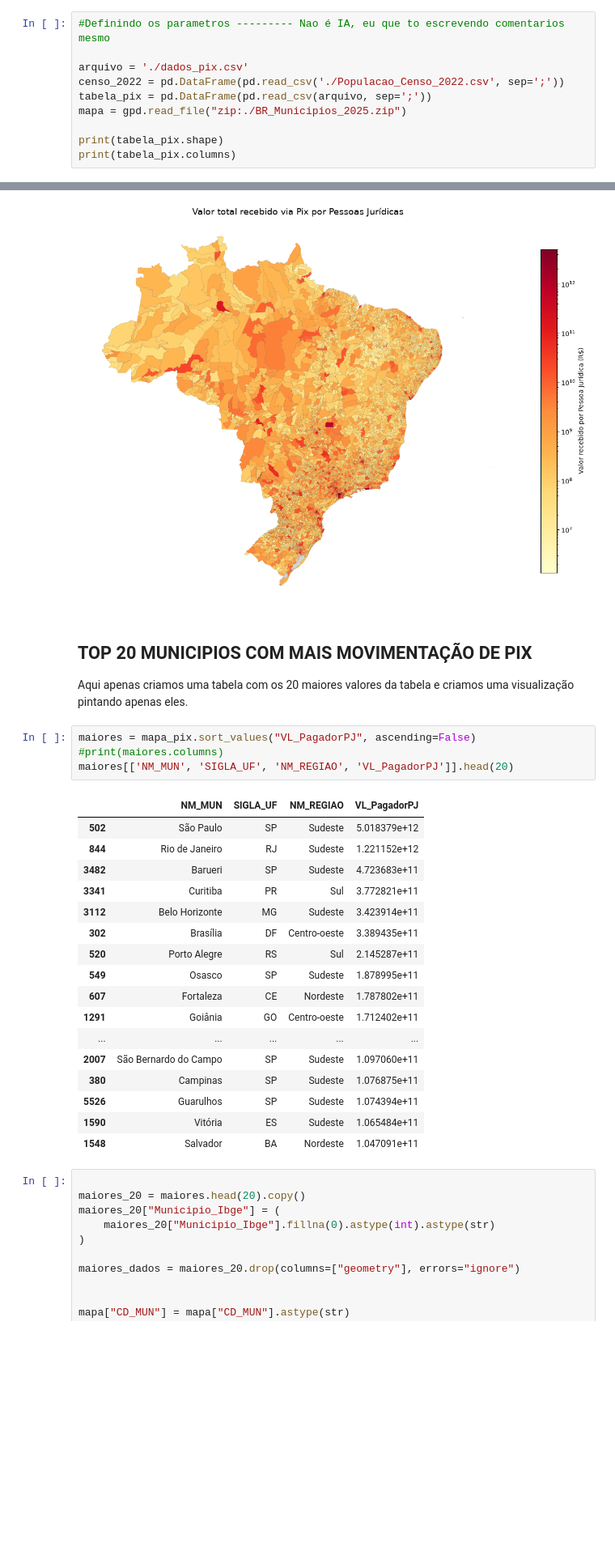
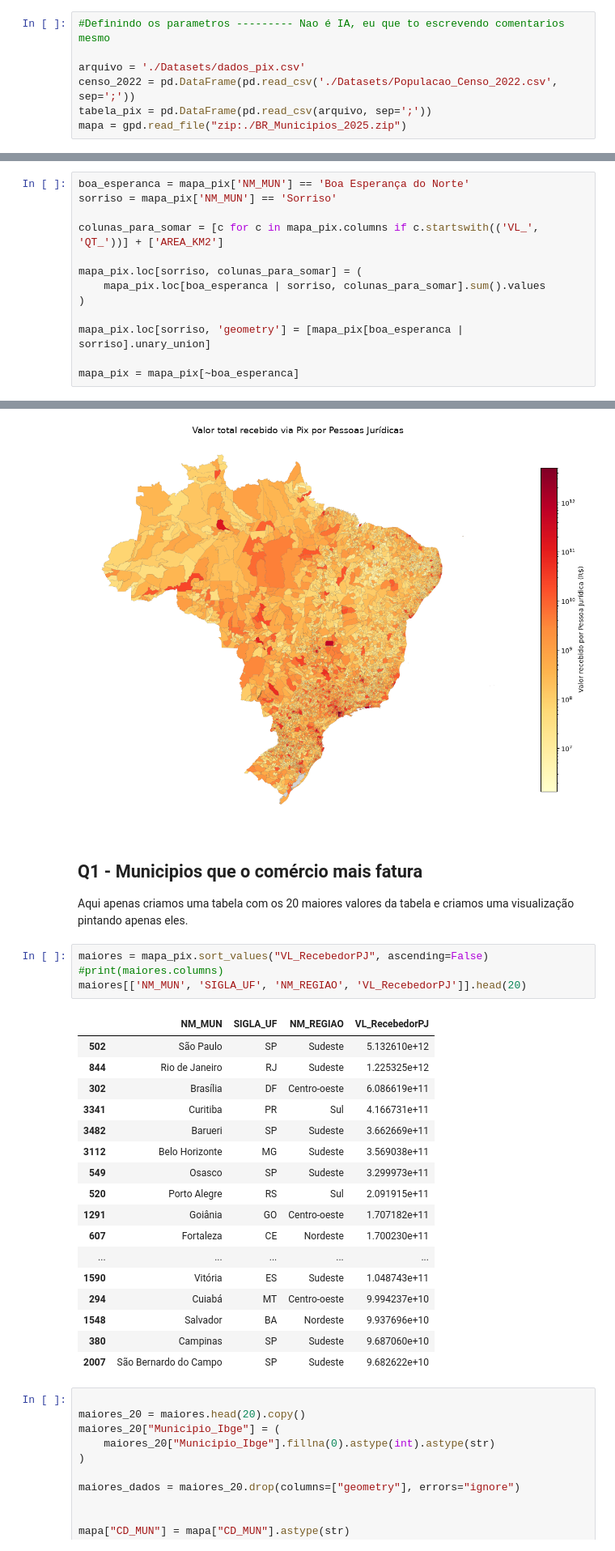
Before and after one commit to renatojo/AEDV-analise-visualizacao-pix, a Jupyter notebook: Trabalho.ipynb, the cells around one changed output, grey strips where cells are left out. Shown at 81% size. Cells and saved outputs as stored; diff of their text form; blank space fills up the shorter version.

```diff
--- a/Trabalho.ipynb
+++ b/Trabalho.ipynb
@@ -60,10 +63,7 @@ Censo do IBGE 2022: https://basedosdados.org/dataset/08a1546e-251f-4546-9fe0-b1e
 # %%
 #Definindo os parametros --------- Nao é IA, eu que to escrevendo comentarios mesmo
 
-arquivo = './dados_pix.csv'
-censo_2022 = pd.DataFrame(pd.read_csv('./Populacao_Censo_2022.csv', sep=';'))
+arquivo = './Datasets/dados_pix.csv'
+censo_2022 = pd.DataFrame(pd.read_csv('./Datasets/Populacao_Censo_2022.csv', sep=';'))
 tabela_pix = pd.DataFrame(pd.read_csv(arquivo, sep=';'))
 mapa = gpd.read_file("zip:./BR_Municipios_2025.zip")
-
-print(tabela_pix.shape)
-print(tabela_pix.columns)
@@ -105,0 +91,13 @@ mapa_pix = pd.merge(mapa_pix, censo_2022, left_on='CD_MUN', right_on='id_municip
+# %%
+boa_esperanca = mapa_pix['NM_MUN'] == 'Boa Esperança do Norte'
+sorriso = mapa_pix['NM_MUN'] == 'Sorriso'
+
+colunas_para_somar = [c for c in mapa_pix.columns if c.startswith(('VL_', 'QT_'))] + ['AREA_KM2']
+
+mapa_pix.loc[sorriso, colunas_para_somar] = (
+    mapa_pix.loc[boa_esperanca | sorriso, colunas_para_somar].sum().values
+)
+
+mapa_pix.loc[sorriso, 'geometry'] = [mapa_pix[boa_esperanca | sorriso].unary_union]
+
+mapa_pix = mapa_pix[~boa_esperanca]
@@ -161,30 +191,30 @@ plt.show()
 # %% [output]
 [figure]
 # %% [markdown]
-## **TOP 20 MUNICIPIOS COM MAIS MOVIMENTAÇÃO DE PIX**
+## **Q1 - Municipios que o comércio mais fatura**
 Aqui apenas criamos uma tabela com os 20 maiores valores da tabela e criamos uma visualização pintando apenas eles.
 # %%
-maiores = mapa_pix.sort_values("VL_PagadorPJ", ascending=False)
+maiores = mapa_pix.sort_values("VL_RecebedorPJ", ascending=False)
 #print(maiores.columns)
-maiores[['NM_MUN', 'SIGLA_UF', 'NM_REGIAO', 'VL_PagadorPJ']].head(20)
+maiores[['NM_MUN', 'SIGLA_UF', 'NM_REGIAO', 'VL_RecebedorPJ']].head(20)
 # %% [output]
-|  | NM_MUN | SIGLA_UF | NM_REGIAO | VL_PagadorPJ |
-| 502 | São Paulo | SP | Sudeste | 5.018379e+12 |
-| 844 | Rio de Janeiro | RJ | Sudeste | 1.221152e+12 |
-| 3482 | Barueri | SP | Sudeste | 4.723683e+11 |
-| 3341 | Curitiba | PR | Sul | 3.772821e+11 |
-| 3112 | Belo Horizonte | MG | Sudeste | 3.423914e+11 |
-| 302 | Brasília | DF | Centro-oeste | 3.389435e+11 |
-| 520 | Porto Alegre | RS | Sul | 2.145287e+11 |
-| 549 | Osasco | SP | Sudeste | 1.878995e+11 |
-| 607 | Fortaleza | CE | Nordeste | 1.787802e+11 |
-| 1291 | Goiânia | GO | Centro-oeste | 1.712402e+11 |
+|  | NM_MUN | SIGLA_UF | NM_REGIAO | VL_RecebedorPJ |
+| 502 | São Paulo | SP | Sudeste | 5.132610e+12 |
+| 844 | Rio de Janeiro | RJ | Sudeste | 1.225325e+12 |
+| 302 | Brasília | DF | Centro-oeste | 6.086619e+11 |
+| 3341 | Curitiba | PR | Sul | 4.166731e+11 |
+| 3482 | Barueri | SP | Sudeste | 3.662669e+11 |
+| 3112 | Belo Horizonte | MG | Sudeste | 3.569038e+11 |
+| 549 | Osasco | SP | Sudeste | 3.299973e+11 |
+| 520 | Porto Alegre | RS | Sul | 2.091915e+11 |
+| 1291 | Goiânia | GO | Centro-oeste | 1.707182e+11 |
+| 607 | Fortaleza | CE | Nordeste | 1.700230e+11 |
 | ... | ... | ... | ... | ... |
-| 2007 | São Bernardo do Campo | SP | Sudeste | 1.097060e+11 |
-| 380 | Campinas | SP | Sudeste | 1.076875e+11 |
-| 5526 | Guarulhos | SP | Sudeste | 1.074394e+11 |
-| 1590 | Vitória | ES | Sudeste | 1.065484e+11 |
-| 1548 | Salvador | BA | Nordeste | 1.047091e+11 |
+| 1590 | Vitória | ES | Sudeste | 1.048743e+11 |
+| 294 | Cuiabá | MT | Centro-oeste | 9.994237e+10 |
+| 1548 | Salvador | BA | Nordeste | 9.937696e+10 |
+| 380 | Campinas | SP | Sudeste | 9.687060e+10 |
+| 2007 | São Bernardo do Campo | SP | Sudeste | 9.682622e+10 |
 # %%
 
 maiores_20 = maiores.head(20).copy()
```
Also changed, not shown: parts of 21 cells of this notebook, 9 other files.
